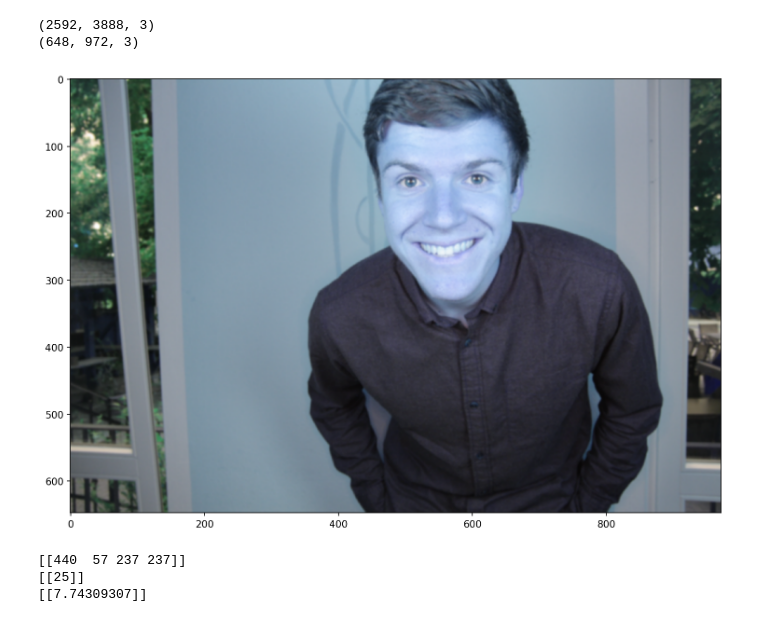
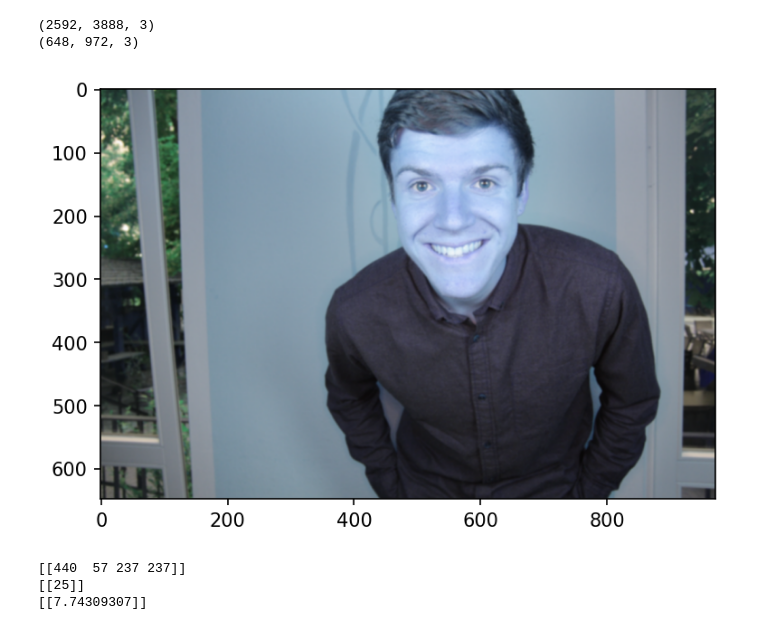
Before and after one commit to mgoetze06/fotobooth, a Jupyter notebook: fotobox-cvml.ipynb, the cells around one changed output. Cells and saved outputs as stored; diff of their text form; code cells hidden in the pictures.

```diff
--- a/fotobox-cvml.ipynb
+++ b/fotobox-cvml.ipynb
@@ -12,22 +12,22 @@ face_cas = cv2.CascadeClassifier(cv2.data.haarcascades + 'haarcascade_frontalfac
 # %%
 #cap = cv2.VideoCapture(0)
 #img = cv2.imread('/content/drive/MyDrive/test.JPG', cv2.IMREAD_GRAYSCALE)
-img = cv2.imread('/content/drive/MyDrive/test.JPG')
-h,w,temp = img.shape
-print(img.shape)
+org_img = cv2.imread('/content/drive/MyDrive/test.JPG')
+h_org,w_org,temp = org_img.shape
+print(org_img.shape)
 reduce_factor = 4
-img = cv2.resize(img, (int(w/reduce_factor), int(h/reduce_factor)))
+img = cv2.resize(org_img, (int(w_org/reduce_factor), int(h_org/reduce_factor)))
 img = cv2.GaussianBlur(img, (5,5), 0)
 #img = cv2.imread('/path_to_image/opencv-logo.png', 0)
 #cv2.imshow('image',img) not available in jupyter
 #plt.imshow(img, cmap='gray')
-plt.figure(figsize=(12, 10), dpi=150)
+plt.figure(figsize=(6, 4), dpi=150)
 plt.imshow(img)
 print(img.shape)
 # %% [output]
 (2592, 3888, 3)
 (648, 972, 3)
-[figure, old version]
+[figure, new version]
 # %%
 #success, img = cap.read()
 im_gray = cv2.cvtColor(img,cv2.COLOR_BGR2GRAY)
```
Also changed, not shown: parts of 2 cells of this notebook.
